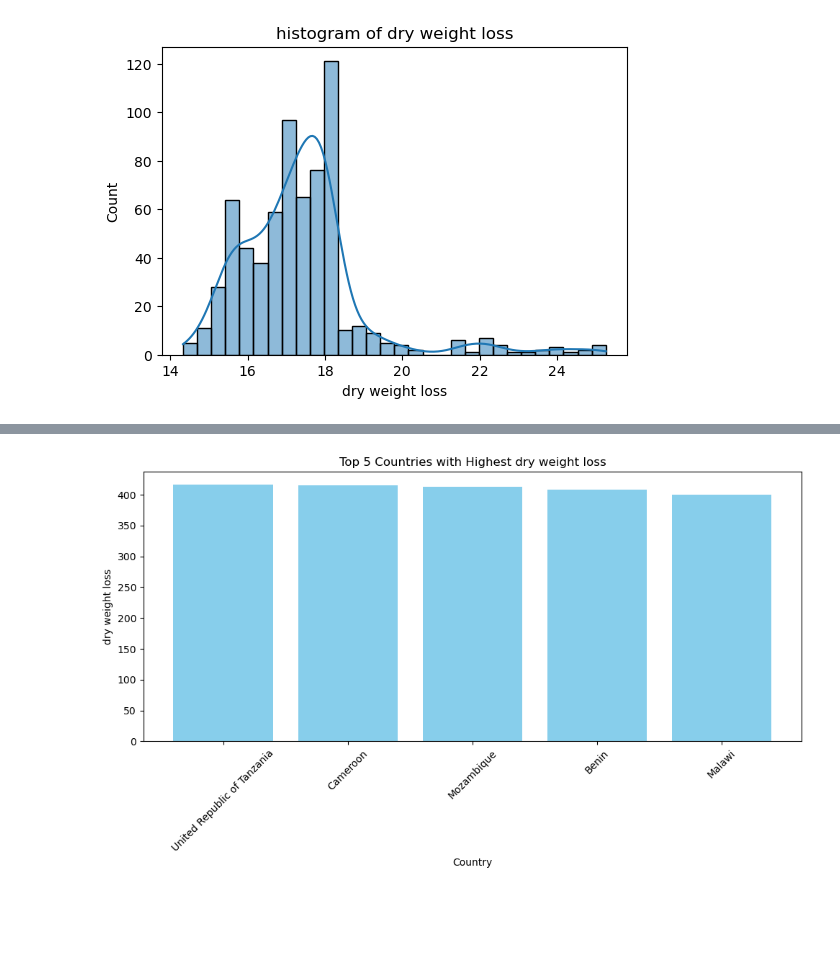
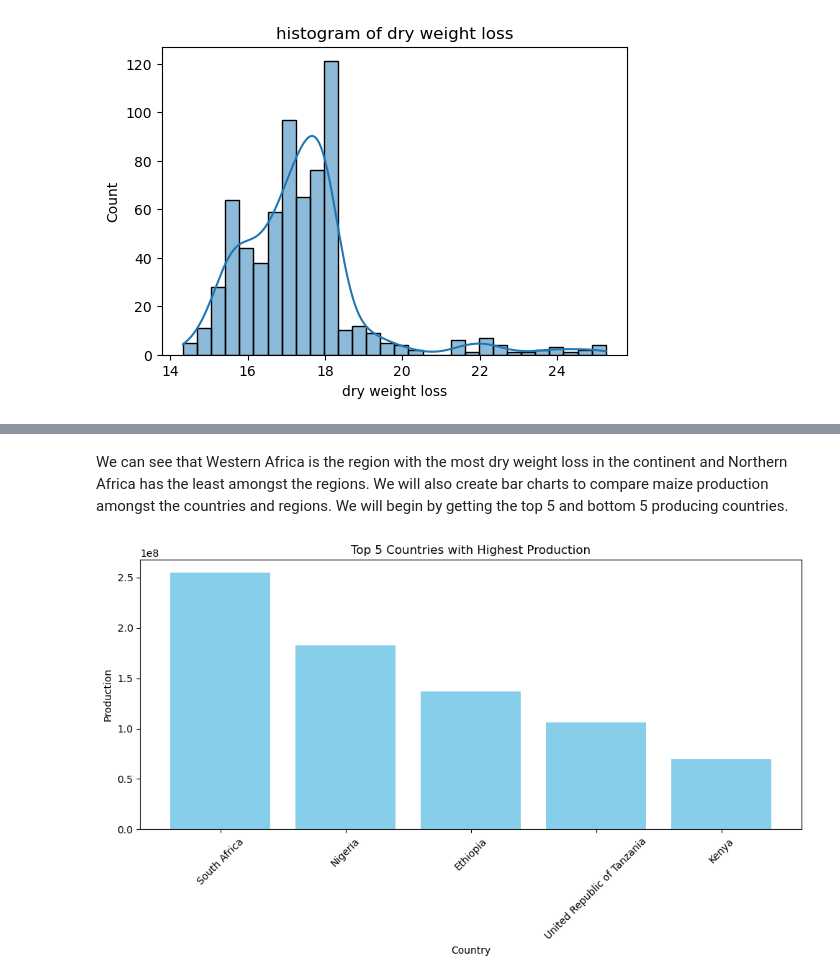
Before and after one commit to Kelvin-Rotich824/Phase_5_Capstone_Project, a Jupyter notebook: Untitled.ipynb, the cells around one changed output, grey strips where cells are left out. Saved outputs shown, nothing was run; the diff lists cells and outputs as text; code cells hidden in the pictures; blank space fills up the shorter version.

```diff
--- a/Untitled.ipynb
+++ b/Untitled.ipynb
@@ -16,0 +116,8 @@ df8 = pd.read_csv("Yield.csv")
+# %%
+# Merging df1 with df4
+data = data.merge(df4,left_on=['country','year'],right_on=['country','year'], how="inner")
+data = data.drop(["Unnamed: 0"],axis = 1)
+# %%
+# Merging df1 with df5
+data = data.merge(df5,left_on=['country','year'],right_on=['country','year'], how="inner")
+data = data.drop(["Unnamed: 0.1", "Unnamed: 0"],axis = 1)
@@ -16,0 +136,4 @@ df8 = pd.read_csv("Yield.csv")
+# %%
+# Merging df1 with df2 which has the target variable
+data = data.merge(df2,left_on=['country','year'],right_on=['country','year'], how="inner")
+data= data.drop(["Unnamed: 0","Unnamed: 0.1","Unnamed: 0.1.1","Unnamed: 0.2"],axis = 1)
@@ -32,5 +153,0 @@ df1.head()
-# %%
-data = df1.merge(df4,left_on=['country','year'],right_on=['country','year'], how="inner")
-data= data.drop(["Unnamed: 0"],axis = 1)
-print(data.shape)
-data.head(10)
@@ -487,25 +618,29 @@ plt.show();
+# %% [markdown]
+We can see that Western Africa is the region with the most dry weight loss in the continent and Northern Africa has the least amongst the regions. We will also create bar charts to compare maize production amongst the countries and regions. We will begin by getting the top 5 and bottom 5 producing countries.
 # %%
+### Top 5 countries with highest production
+
 # Extracting 'country' and 'Production' columns
-country_production = data[['country', 'dry weight loss']]
+country_production = data[['country', 'Production']]
 
 # Grouping by country and summing the production for each country
 country_production_sum = country_production.groupby('country').sum()
 
 # Sorting the countries by production in descending order
-country_production_sorted = country_production_sum.sort_values(by='dry weight loss', ascending=False)
+country_production_sorted = country_production_sum.sort_values(by='Production', ascending=False)
 
 # Selecting the top 5 countries with the highest production
-top_countries = country_production_sorted.head(5)
+top_countries = country_production_sorted.head()
 
 # Plotting the bar plot
 plt.figure(figsize=(10, 6))
-plt.bar(top_countries.index, top_countries['dry weight loss'], color='skyblue')
+plt.bar(top_countries.index, top_countries['Production'], color='skyblue')
 plt.xlabel('Country')
-plt.ylabel('dry weight loss')
-plt.title('Top 5 Countries with Highest dry weight loss')
+plt.ylabel('Production')
+plt.title('Top 5 Countries with Highest Production')
 plt.xticks(rotation=45)  # Rotate x-axis labels for better readability
 plt.tight_layout()
 plt.show()
 # %% [output]
-[figure, old version]
+[figure, new version]
 # %%
```
Also changed, not shown: parts of 118 cells of this notebook.
